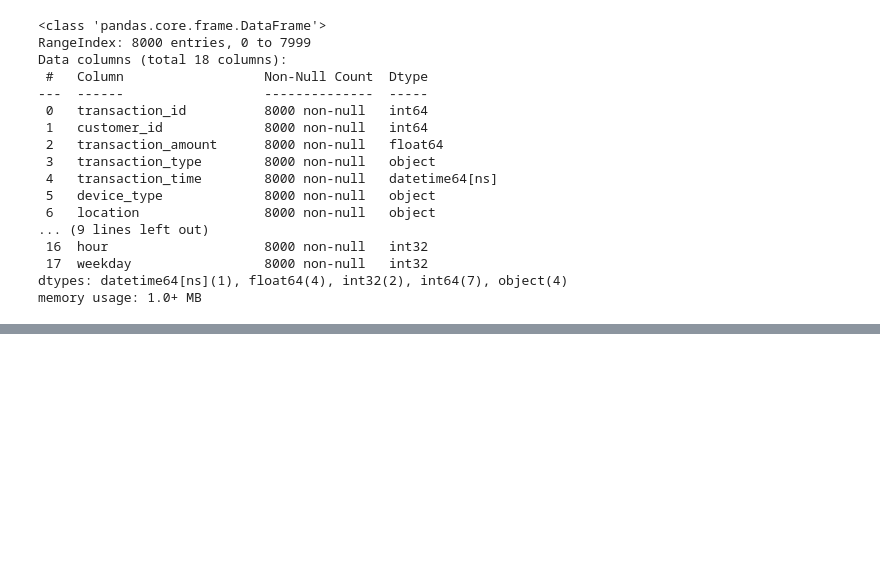
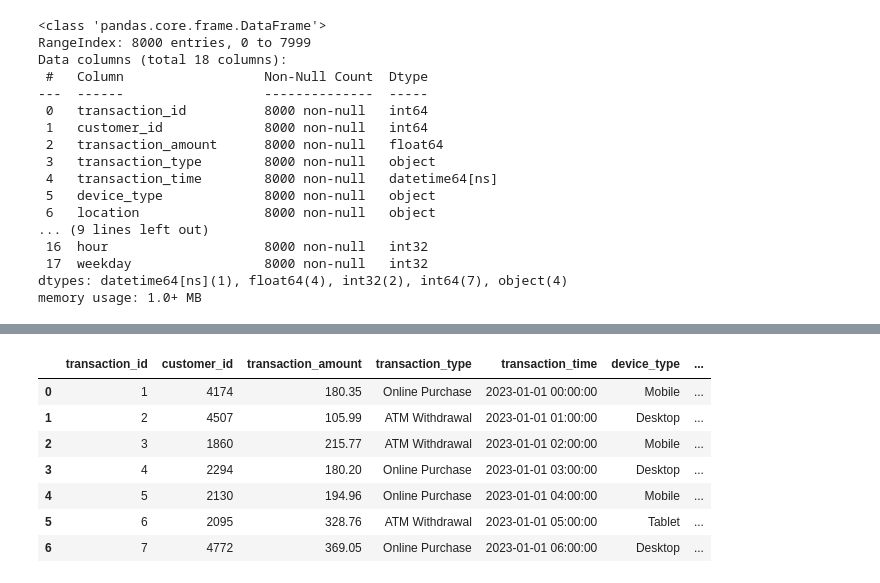
Before and after one commit to Shailya777/Fraud-Detection-EDA, a Jupyter notebook: notebooks/Fraud Detection.ipynb, the cells around one changed output, grey strips where cells are left out. Drawn from its saved outputs; the diff is of its cells as text; code cells hidden in the pictures; blank space fills up the shorter version.

```diff
--- a/notebooks/Fraud Detection.ipynb
+++ b/notebooks/Fraud Detection.ipynb
@@ -512,0 +537,11 @@ memory usage: 1.0+ MB
+# %%
+df.head(7)
+# %% [output]
+|  | transaction_id | customer_id | transaction_amount | transaction_type | transaction_time | device_type | ... |
+| 0 | 1 | 4174 | 180.35 | Online Purchase | 2023-01-01 00:00:00 | Mobile | ... |
+| 1 | 2 | 4507 | 105.99 | ATM Withdrawal | 2023-01-01 01:00:00 | Desktop | ... |
+| 2 | 3 | 1860 | 215.77 | ATM Withdrawal | 2023-01-01 02:00:00 | Mobile | ... |
+| 3 | 4 | 2294 | 180.20 | Online Purchase | 2023-01-01 03:00:00 | Desktop | ... |
+| 4 | 5 | 2130 | 194.96 | Online Purchase | 2023-01-01 04:00:00 | Mobile | ... |
+| 5 | 6 | 2095 | 328.76 | ATM Withdrawal | 2023-01-01 05:00:00 | Tablet | ... |
+| 6 | 7 | 4772 | 369.05 | Online Purchase | 2023-01-01 06:00:00 | Desktop | ... |
```
Also changed, not shown: parts of 8 cells of this notebook.
